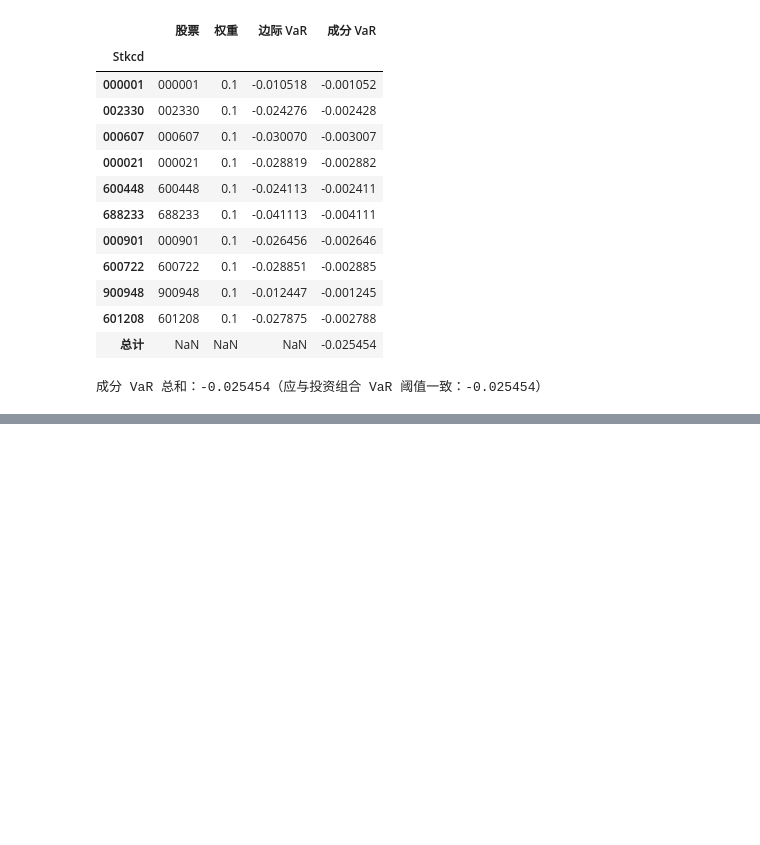
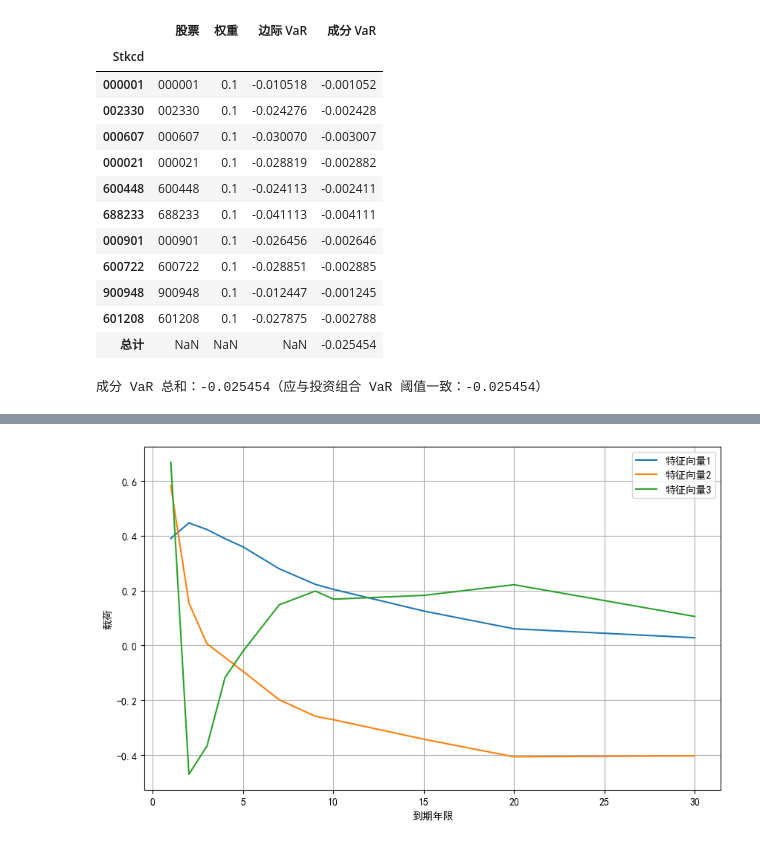
Before and after one commit to x-lf/PKU_math_finance, a Jupyter notebook: risk_math/hw4.ipynb, the cells around one changed output, grey strips where cells are left out. Drawn from its saved outputs; the diff is of its cells as text; code cells hidden in the pictures; blank space fills up the shorter version.

```diff
--- a/risk_math/hw4.ipynb
+++ b/risk_math/hw4.ipynb
@@ -14,7 +14,9 @@ from scipy.stats import norm
 
 warnings.filterwarnings('ignore')
 
-plt.rcParams['font.sans-serif'] = ['Hiragino Sans GB']  # 用来正常显示中文标签
+# plt.rcParams['font.sans-serif'] = ['Hiragino Sans GB']  # 用来正常显示中文标签
+plt.rcParams['font.sans-serif'] = ['SimHei']  # 用来正常显示中文标签
+
 plt.rcParams['axes.unicode_minus'] = False  # 用来正常显示负号
 # %% [markdown]
 ## （一）.股票投资组合VaR计算
@@ -203,0 +335,78 @@ print(f"成分 VaR 总和：{component_var.sum():.6f}（应与投资组合 VaR
+# %%
+import numpy as np
+from sklearn.decomposition import PCA
+import matplotlib.pyplot as plt
+import pandas as pd
+from IPython.display import display
+
+# 原始数据 (月 VaR, 单位: %)
+maturities = [1, 2, 3, 4, 5, 7, 9, 10, 15, 20, 30]
+price_var = [0.470, 0.987, 1.484, 1.971, 2.426, 3.192, 3.913, 4.250, 6.234, 8.146, 11.119]  # 债券价格 VaR
+yield_var = [5.83, 5.71, 5.81, 5.89, 5.96, 6.07, 6.20, 6.26, 6.59, 6.74, 6.72]  # 收益率 VaR
+adjusted_var = [0.945, 1.892, 2.835, 3.777, 4.719, 6.599, 8.475, 9.411, 14.072, 18.737, 28.111]  # 修正 VaR
+adjusted_var_ratio = [0.497, 0.522, 0.523, 0.522, 0.514, 0.484, 0.462, 0.452, 0.443, 0.435, 0.396]  # 修正 VaR 比例
+
+# 置信水平 (95%)
+z_score = 1.65
+
+# 计算基于 adjusted_var_ratio 的月标准差和方差
+adjusted_var_ratio_std = np.array(adjusted_var_ratio) / z_score /100   # 转换为小数
+# adjusted_variances = adjusted_var_ratio_std ** 2  # 月方差, 单位: %²
+annual_std_devs = np.round(adjusted_var_ratio_std * np.sqrt(12),4)
+print("年化标准差 (%):", np.round(annual_std_devs * 100, 4))
+
+# 相关矩阵
+n = len(maturities)
+corr_matrix = np.zeros((n, n))
+data_rows = [
+    [1.0],
+    [0.897, 1.0],
+    [0.866, 0.991, 1.0],
+    [0.866, 0.976, 0.994, 1.0],
+    [0.855, 0.966, 0.988, 0.988, 1.0],
+    [0.825, 0.936, 0.965, 0.982, 0.990, 1.0],
+    [0.796, 0.909, 0.942, 0.964, 0.975, 0.996, 1.0],
+    [0.788, 0.903, 0.937, 0.959, 0.971, 0.994, 0.999, 1.0],
+    [0.740, 0.853, 0.891, 0.915, 0.930, 0.961, 0.976, 0.981, 1.0],
+    [0.679, 0.791, 0.832, 0.860, 0.878, 0.919, 0.942, 0.951, 0.991, 1.0],
+    [0.644, 0.761, 0.801, 0.831, 0.853, 0.902, 0.931, 0.943, 0.975, 0.981, 1.0]
+]
+for i in range(n):
+    for j in range(i + 1):
+        corr_matrix[i, j] = data_rows[i][j]
+corr_matrix = corr_matrix + corr_matrix.T - np.diag(np.diag(corr_matrix))
+
+# 构造协方差矩阵
+cov_matrix = np.outer(adjusted_var_ratio_std, adjusted_var_ratio_std) * corr_matrix
+
+# PCA 分析
+pca = PCA()
+pca.fit(cov_matrix)
+explained_variance = pca.explained_variance_  # 单位: %²
+explained_variance_ratio = pca.explained_variance_ratio_  # 比例
+components = pca.components_  # 载荷
+
+
+
+
+# 创建 DataFrame 输出主成分载荷
+loadings_data = {
+    '到期年限 (年)': maturities,
+    '特征向量1': np.round(components[0], 3),
+    '特征向量2': np.round(components[1], 3),
+    '特征向量3': np.round(components[2], 3)
+}
+loadings_df = pd.DataFrame(loadings_data)
+display(loadings_df.set_index('到期年限 (年)'))
+
+# 可视化载荷
+plt.figure(figsize=(10, 6))
+for i in range(3):
+    plt.plot(maturities, components[i], label=f'特征向量{i+1}')
+plt.xlabel('到期年限')
+plt.ylabel('载荷')
+# plt.title('PCA Loadings for U.S. Treasury Yields (Monthly, Adjusted VaR Ratio)')
+plt.legend()
+plt.grid(True)
+plt.show()
+# %% [output]
@@ -203,0 +427 @@ print(f"成分 VaR 总和：{component_var.sum():.6f}（应与投资组合 VaR
+[figure, added]
```
Also changed, not shown: parts of 5 cells of this notebook.
